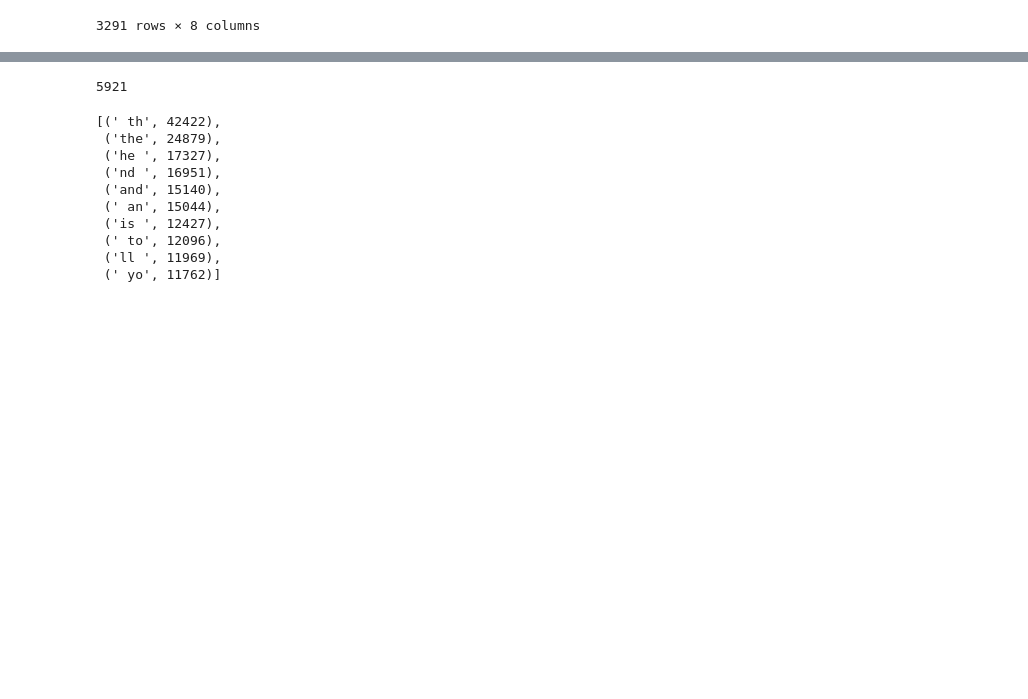
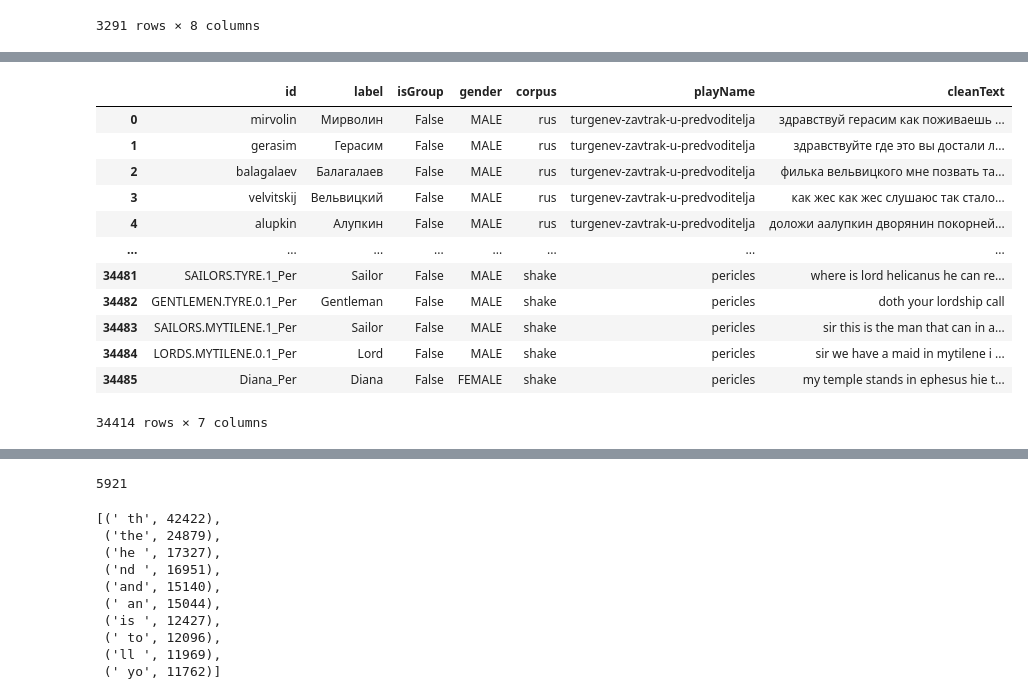
Before and after one commit to perechen/difs-character-voices, a Jupyter notebook: data/all_stars_clean.ipynb, the cells around one changed output, grey strips where cells are left out. Drawn from its saved outputs; the diff is of its cells as text; code cells hidden in the pictures; blank space fills up the shorter version.

```diff
--- a/data/all_stars_clean.ipynb
+++ b/data/all_stars_clean.ipynb
@@ -137,0 +138,17 @@ allstars_long
+# %%
+allstars = pd.read_pickle('allstars_clean.pkl.zip')
+allstars
+# %% [output]
+|  | id | label | isGroup | gender | corpus | playName | cleanText |
+| 0 | mirvolin | Мирволин | False | MALE | rus | turgenev-zavtrak-u-predvoditelja | здравствуй герасим как поживаешь ... |
+| 1 | gerasim | Герасим | False | MALE | rus | turgenev-zavtrak-u-predvoditelja | здравствуйте где это вы достали л... |
+| 2 | balagalaev | Балагалаев | False | MALE | rus | turgenev-zavtrak-u-predvoditelja | филька вельвицкого мне позвать та... |
+| 3 | velvitskij | Вельвицкий | False | MALE | rus | turgenev-zavtrak-u-predvoditelja | как жес как жес слушаюс так стало... |
+| 4 | alupkin | Алупкин | False | MALE | rus | turgenev-zavtrak-u-predvoditelja | доложи аалупкин дворянин покорней... |
+| ... | ... | ... | ... | ... | ... | ... | ... |
+| 34481 | SAILORS.TYRE.1_Per | Sailor | False | MALE | shake | pericles | where is lord helicanus he can re... |
+| 34482 | GENTLEMEN.TYRE.0.1_Per | Gentleman | False | MALE | shake | pericles | doth your lordship call |
+| 34483 | SAILORS.MYTILENE.1_Per | Sailor | False | MALE | shake | pericles | sir this is the man that can in a... |
+| 34484 | LORDS.MYTILENE.0.1_Per | Lord | False | MALE | shake | pericles | sir we have a maid in mytilene i ... |
+| 34485 | Diana_Per | Diana | False | FEMALE | shake | pericles | my temple stands in ephesus hie t... |
+34414 rows × 7 columns
```
Also changed, not shown: parts of 19 cells of this notebook.
